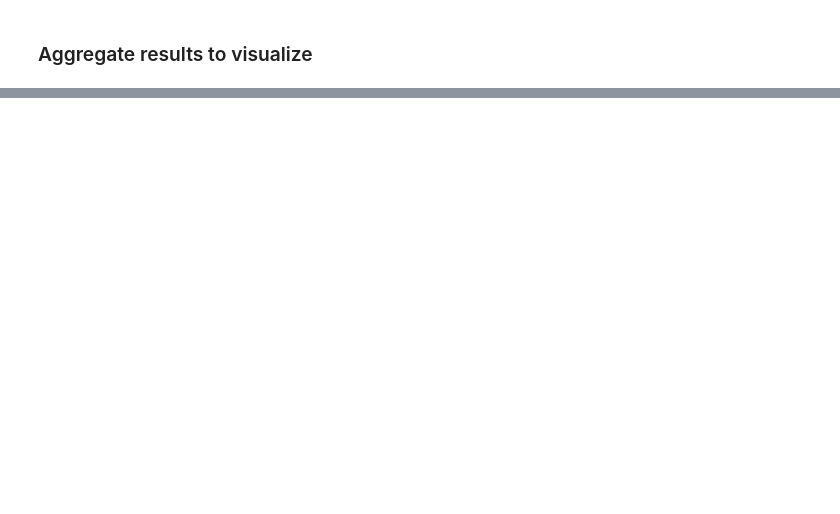
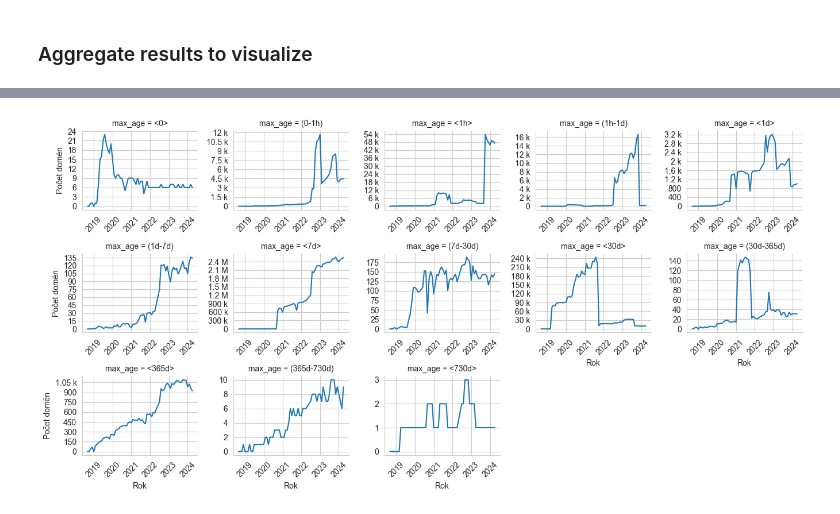
Before and after one commit to JurikMatej/IBP-NEL-Analysis-Scripts, a Jupyter notebook: results/httparchive_nel_config_max_age.ipynb, the cells around one changed output, grey strips where cells are left out. Drawn from its saved outputs; the diff is of its cells as text; code cells hidden in the pictures; blank space fills up the shorter version.

Commit message:
Enhance analysis results quality

```diff
--- a/results/httparchive_nel_config_max_age.ipynb
+++ b/results/httparchive_nel_config_max_age.ipynb
@@ -39,19 +89,19 @@ ma_data
 from results.result_utils import get_first_or_0, date_to_text_format
 
 ma_result = pd.DataFrame({}, index=[
-    '0',
-    '0-1h',
-    '1h',
-    '1h-1d',
-    '1d',
-    '1d-7d',
-    '7d',
-    '7d-30d',
-    '30d',
-    '30d-365d',
-    '365d',
-    '365d-730d',
-    '730d',
+    '<0>',
+    '(0-1h)',
+    '<1h>',
+    '(1h-1d)',
+    '<1d>',
+    '(1d-7d)',
+    '<7d>',
+    '(7d-30d)',
+    '<30d>',
+    '(30d-365d)',
+    '<365d>',
+    '(365d-730d)',
+    '<730d>',
 ])
 
 for date in dates_to_visualize:
@@ -59,55 +109,42 @@ for date in dates_to_visualize:
 
     month_data_col = []
 
-    # month_result['0.00']
     next_val = month_ma_data[month_ma_data['nel_max_age'] == 0].groupby(['date'])['domain_count'].sum()
     month_data_col.append(get_first_or_0(next_val))
 
-    # month_result['0.00-0.01']
     next_val = month_ma_data[(month_ma_data['nel_max_age'] > 0) & (month_ma_data['nel_max_age'] < 3600)].groupby(['date'])['domain_count'].sum()
     month_data_col.append(get_first_or_0(next_val))
 
-    # month_result['0.01']
     next_val = month_ma_data[month_ma_data['nel_max_age'] == 3600].groupby(['date'])['domain_count'].sum()
     month_data_col.append(get_first_or_0(next_val))
 
-    # month_result['0.01-0.05']
     next_val = month_ma_data[(month_ma_data['nel_max_age'] > 3600) & (month_ma_data['nel_max_age'] < 86400)].groupby(['date'])['domain_count'].sum()
     month_data_col.append(get_first_or_0(next_val))
 
-    # month_result['0.05']
     next_val = month_ma_data[month_ma_data['nel_max_age'] == 86400].groupby(['date'])['domain_count'].sum()
     month_data_col.append(get_first_or_0(next_val))
 
-    # month_result['0.05-0.10']
     next_val = month_ma_data[(month_ma_data['nel_max_age'] > 86400) & (month_ma_data['nel_max_age'] < 604800)].groupby(['date'])['domain_count'].sum()
     month_data_col.append(get_first_or_0(next_val))
 
-    # month_result['0.10']
     next_val = month_ma_data[month_ma_data['nel_max_age'] == 604800].groupby(['date'])['domain_count'].sum()
     month_data_col.append(get_first_or_0(next_val))
 
-    # month_result['0.10-0.25']
     next_val = month_ma_data[(month_ma_data['nel_max_age'] > 604800) & (month_ma_data['nel_max_age'] < 2592000)].groupby(['date'])['domain_count'].sum()
     month_data_col.append(get_first_or_0(next_val))
 
-    # month_result['0.25']
     next_val = month_ma_data[month_ma_data['nel_max_age'] == 2592000].groupby(['date'])['domain_count'].sum()
     month_data_col.append(get_first_or_0(next_val))
 
-    # month_result['0.25-0.50']
     next_val = month_ma_data[(month_ma_data['nel_max_age'] > 2592000) & (month_ma_data['nel_max_age'] < 31536000)].groupby(['date'])['domain_count'].sum()
     month_data_col.append(get_first_or_0(next_val))
 
-    # month_result['0.50']
     next_val = month_ma_data[month_ma_data['nel_max_age'] == 31536000].groupby(['date'])['domain_count'].sum()
     month_data_col.append(get_first_or_0(next_val))
 
-    # month_result['0.50-1.00']
     next_val = month_ma_data[(month_ma_data['nel_max_age'] > 31536000) & (month_ma_data['nel_max_age'] < 63072000)].groupby(['date'])['domain_count'].sum()
     month_data_col.append(get_first_or_0(next_val))
 
-    # month_result['1.00']
     next_val = month_ma_data[month_ma_data['nel_max_age'] == 63072000].groupby(['date'])['domain_count'].sum()
     month_data_col.append(get_first_or_0(next_val))
 
@@ -120,35 +173,40 @@ to_plot = to_plot.reset_index()
 to_plot.rename(columns={'level_0': 'max_age', 'level_1': 'date', 0: 'domain_count'}, inplace=True)
 
 to_plot['date_fmt'] = to_plot['date'].map(lambda date: pd.to_datetime(date))
+
+months_with_no_data = [pd.to_datetime('2022-05').strftime("%b %Y"), pd.to_datetime('2022-06').strftime("%b %Y")]
+to_plot = to_plot.drop(to_plot[to_plot['date'].isin(months_with_no_data)].index)
 
 sns.set_style('whitegrid')
 
 g = sns.relplot(to_plot, kind='line', x='date_fmt', y='domain_count',
                 col='max_age', col_wrap=5,
                 height=2.25, aspect=1.2,
                 facet_kws={'sharey': False, 'sharex': False}
                 )
 
 for ax in g.axes:
     ax.xaxis.remove_overlapping_locs = False
     years = mdates.YearLocator()
     ax.xaxis.set_major_locator(years)
     ax.xaxis.set_major_formatter(mdates.DateFormatter("%Y"))
 
     ax.xaxis.set_minor_locator(ticker.NullLocator())
 
 
     ax.yaxis.set_major_locator(ticker.MaxNLocator(integer=True))
     ax.yaxis.set_major_formatter(ticker.EngFormatter())
 
     ax.tick_params(axis='x', which="major", rotation=45)
 
 
 
 g.set_xlabels("Rok")
 g.set_ylabels("Počet domén")
 
 # g.figure.suptitle("Nastavenie hodnôt max_age počas skúmaného obdobia")
 g.tight_layout()
 
 g.savefig("graphs/httparchive_nel_config_ma_dist.pdf")
+# %% [output]
+[figure, added]
```
Also changed, not shown: parts of 4 cells of this notebook, 16 other files.
